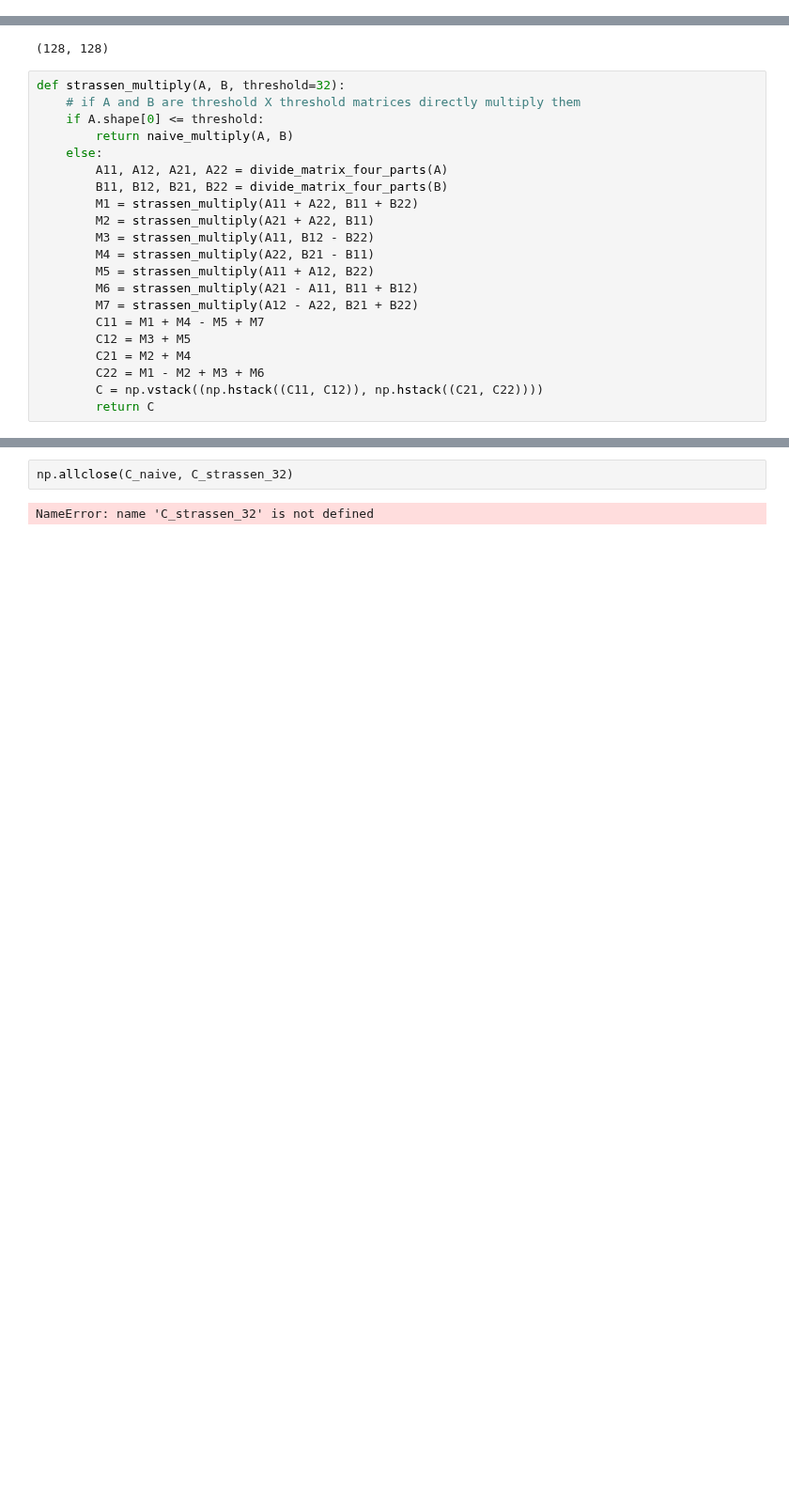
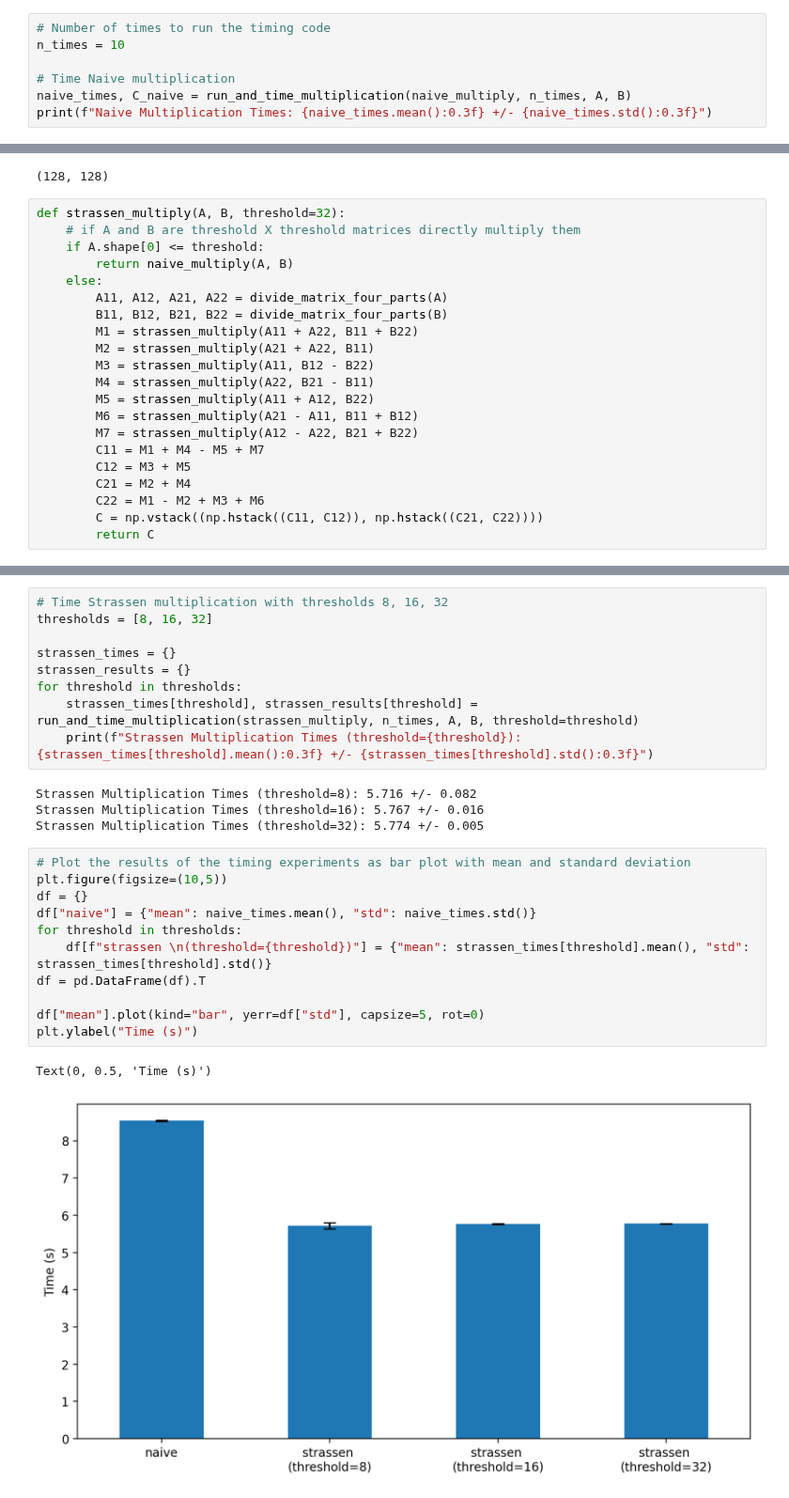
Before and after one commit to patel-zeel/nbblog, a Jupyter notebook: posts/2023-Dec-20-strassen.ipynb, the cells around one changed output, grey strips where cells are left out. Shown at 94% size. Drawn from its saved outputs; the diff is of its cells as text; blank space fills up the shorter version.

```diff
--- a/posts/2023-Dec-20-strassen.ipynb
+++ b/posts/2023-Dec-20-strassen.ipynb
@@ -57,0 +61,7 @@ array([[65.94820735, 69.09817932, 62.78252215, ..., 60.1436441 ,
+# %%
+# Number of times to run the timing code
+n_times = 10
+
+# Time Naive multiplication
+naive_times, C_naive = run_and_time_multiplication(naive_multiply, n_times, A, B)
+print(f"Naive Multiplication Times: {naive_times.mean():0.3f} +/- {naive_times.std():0.3f}")
@@ -111,4 +109,27 @@ KeyboardInterrupt:
-# %%
-np.allclose(C_naive, C_strassen_32)
-# %% [output]
-NameError: name 'C_strassen_32' is not defined
+# %%
+# Time Strassen multiplication with thresholds 8, 16, 32
+thresholds = [8, 16, 32]
+
+strassen_times = {}
+strassen_results = {}
+for threshold in thresholds:
+    strassen_times[threshold], strassen_results[threshold] = run_and_time_multiplication(strassen_multiply, n_times, A, B, threshold=threshold)
+    print(f"Strassen Multiplication Times (threshold={threshold}): {strassen_times[threshold].mean():0.3f} +/- {strassen_times[threshold].std():0.3f}")
+# %% [output]
+Strassen Multiplication Times (threshold=8): 5.716 +/- 0.082
+Strassen Multiplication Times (threshold=16): 5.767 +/- 0.016
+Strassen Multiplication Times (threshold=32): 5.774 +/- 0.005
+# %%
+# Plot the results of the timing experiments as bar plot with mean and standard deviation
+plt.figure(figsize=(10,5))
+df = {}
+df["naive"] = {"mean": naive_times.mean(), "std": naive_times.std()}
+for threshold in thresholds:
+    df[f"strassen \n(threshold={threshold})"] = {"mean": strassen_times[threshold].mean(), "std": strassen_times[threshold].std()}
+df = pd.DataFrame(df).T
+
+df["mean"].plot(kind="bar", yerr=df["std"], capsize=5, rot=0)
+plt.ylabel("Time (s)")
+# %% [output]
+Text(0, 0.5, 'Time (s)')
+[figure, added]
```
Also changed, not shown: parts of 9 cells of this notebook.
